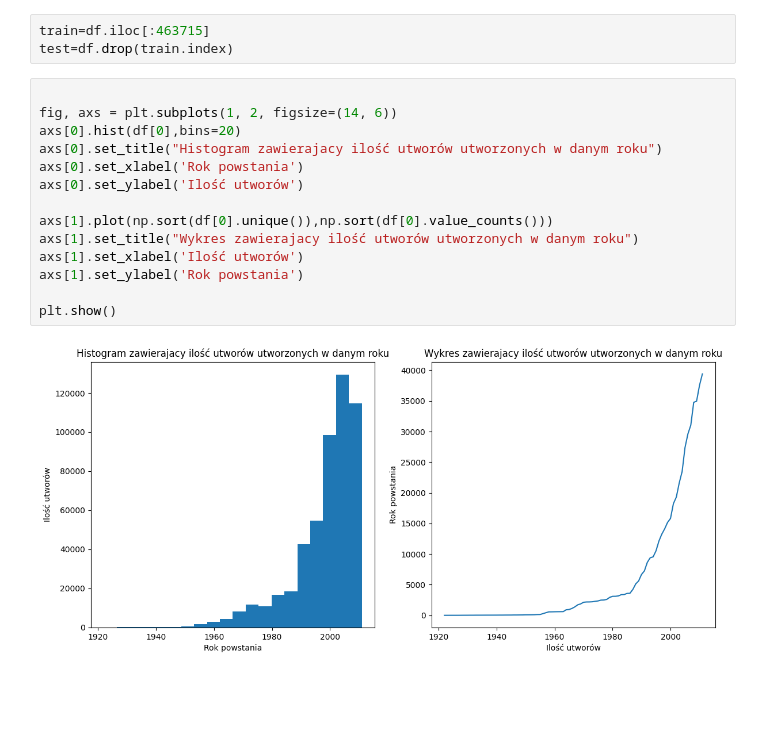
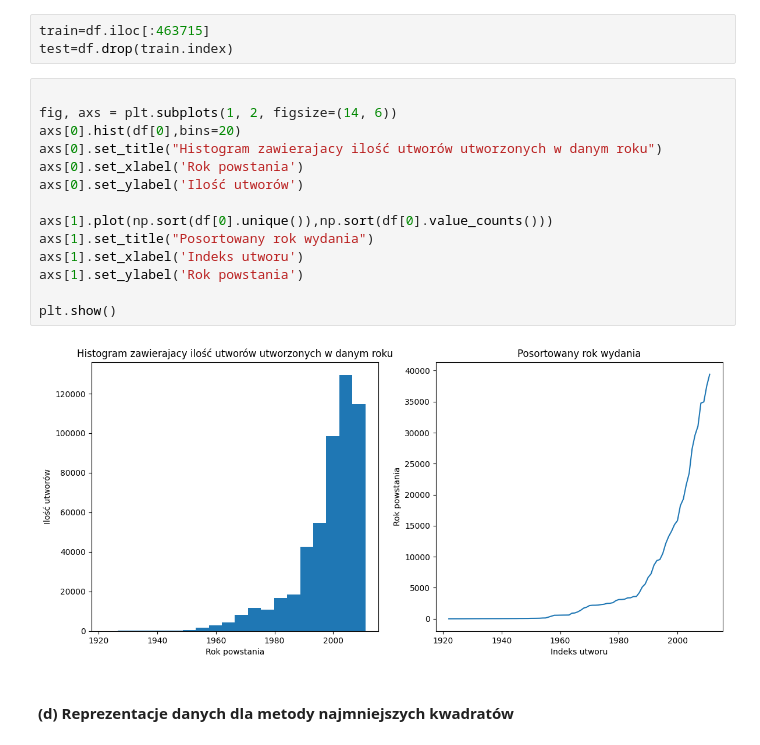
Before and after one commit to mateuszstoch/AGH, a Jupyter notebook: MOwNiT/lab2/lab2.ipynb, the cells around one changed output. Cells and saved outputs as stored; diff of their text form; blank space fills up the shorter version.

```diff
--- a/MOwNiT/lab2/lab2.ipynb
+++ b/MOwNiT/lab2/lab2.ipynb
@@ -10,16 +10,18 @@ test=df.drop(train.index)
 # %%
 
 fig, axs = plt.subplots(1, 2, figsize=(14, 6))
 axs[0].hist(df[0],bins=20)
 axs[0].set_title("Histogram zawierajacy ilość utworów utworzonych w danym roku")
 axs[0].set_xlabel('Rok powstania')
 axs[0].set_ylabel('Ilość utworów')
 
 axs[1].plot(np.sort(df[0].unique()),np.sort(df[0].value_counts()))
-axs[1].set_title("Wykres zawierajacy ilość utworów utworzonych w danym roku")
-axs[1].set_xlabel('Ilość utworów')
+axs[1].set_title("Posortowany rok wydania")
+axs[1].set_xlabel('Indeks utworu')
 axs[1].set_ylabel('Rok powstania')
 
 plt.show()
 # %% [output]
-[figure, old version]
+[figure, new version]
+# %% [markdown]
+#### (d) Reprezentacje danych dla metody najmniejszych kwadratów
```
Also changed, not shown: parts of 11 cells of this notebook.
